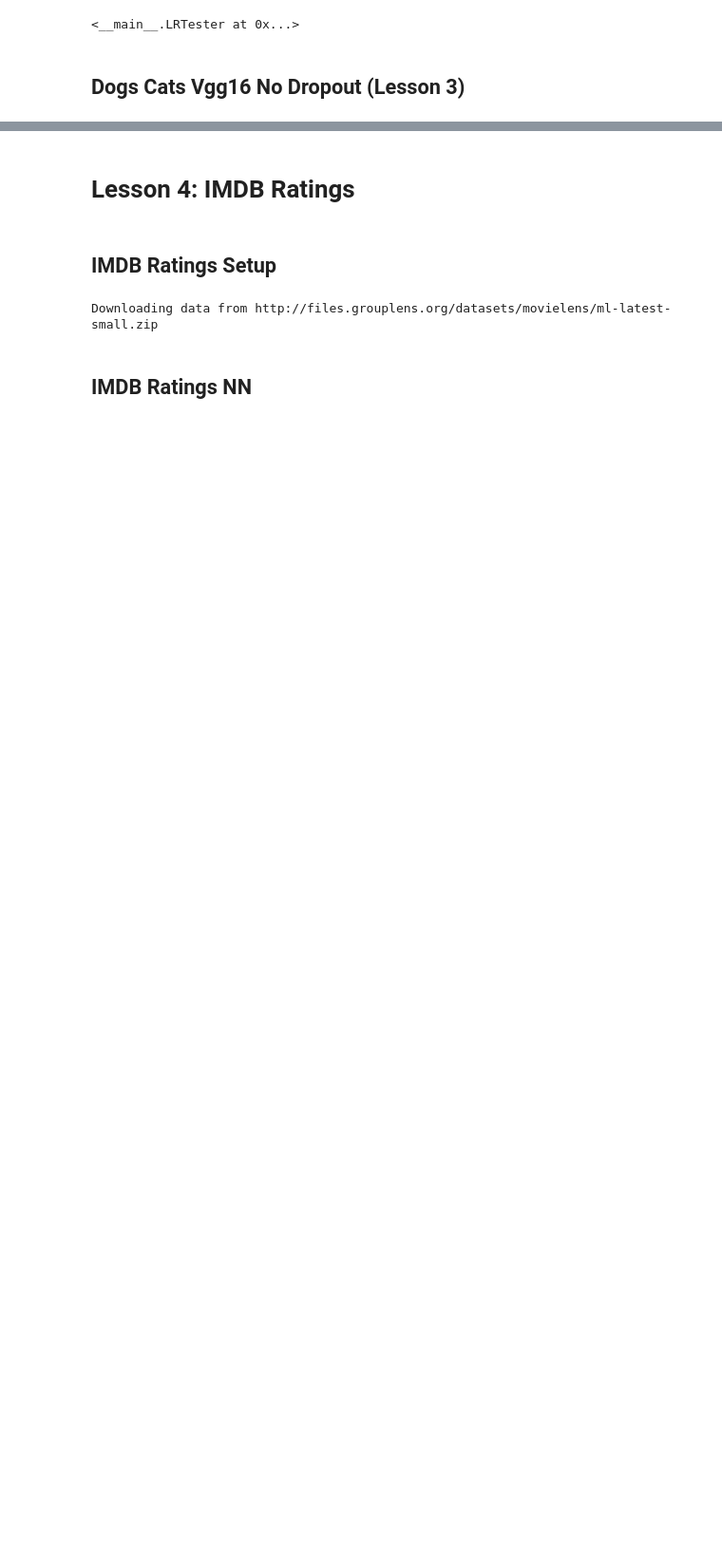
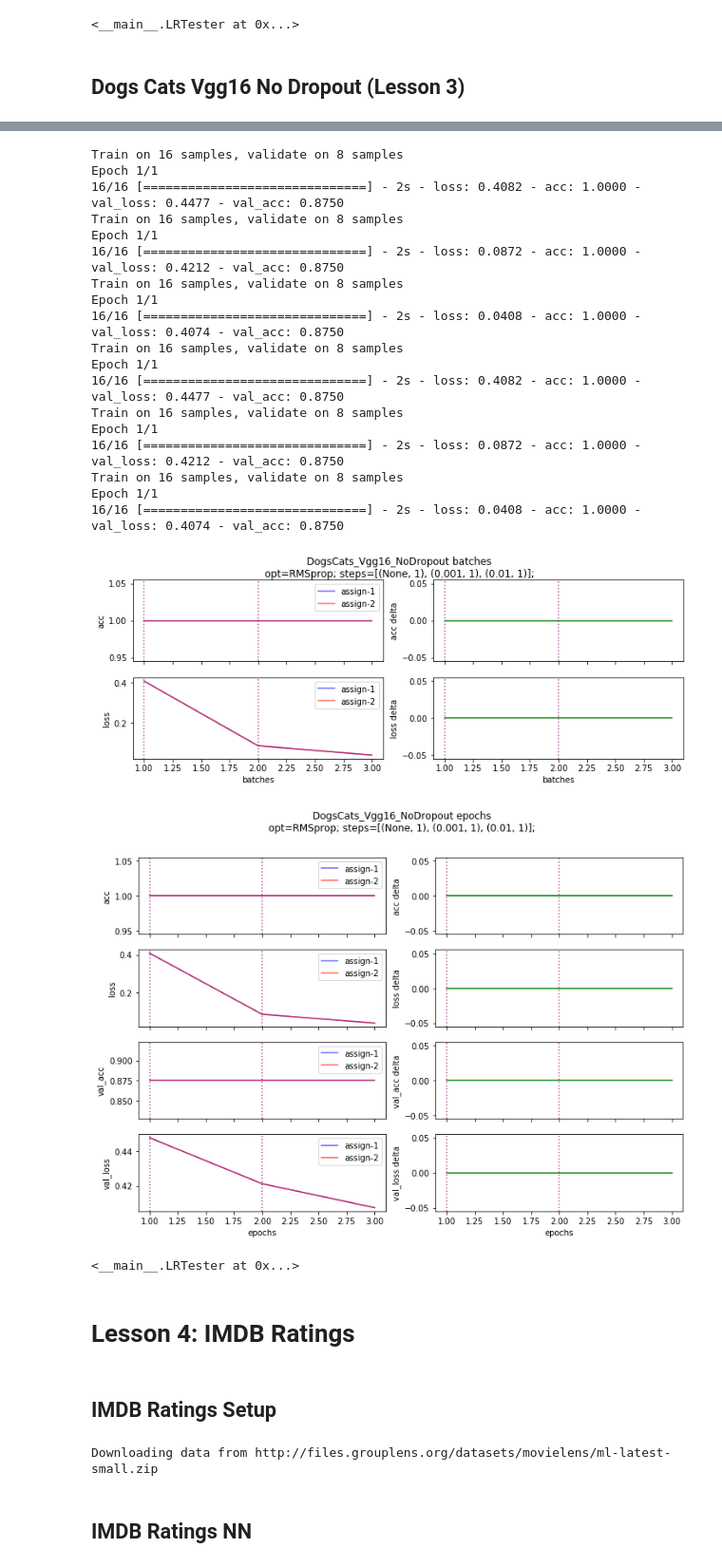
Before and after one commit to appleby/courses, a Jupyter notebook: deeplearning1/nbs/ma-learning-rate-test.ipynb, the cells around one changed output, grey strips where cells are left out. Shown at 95% size. Cells and saved outputs as stored; diff of their text form; code cells hidden in the pictures; blank space fills up the shorter version.

Commit message:
Add DogsCats_Vgg16_NoDropout

```diff
--- a/deeplearning1/nbs/ma-learning-rate-test.ipynb
+++ b/deeplearning1/nbs/ma-learning-rate-test.ipynb
@@ -612,3 +610,13 @@ Epoch 1/1
 <__main__.LRTester at 0x...>
 # %% [markdown]
 ## Dogs Cats Vgg16 No Dropout (Lesson 3)
+# %%
+dc_vgg = DogsCats_Vgg16.getmodel()
+DogsCats_Vgg16.fitmodel(dc_vgg, nb_epoch=4)
+dc_conv_layers, dc_fc_layers = split_at(dc_vgg, Convolution2D)
+dc_conv_model = Sequential(dc_conv_layers)
+dc_batches, dc_val_batches = DogsCats_Vgg16._getbatches(batch_size=64, shuffle=False)
+dc_trn_labels = onehot(dc_batches.classes)
+dc_val_labels = onehot(dc_val_batches.classes)
+dc_trn_features = dc_conv_model.predict_generator(dc_batches, dc_batches.nb_sample)
+dc_val_features = dc_conv_model.predict_generator(dc_val_batches, dc_val_batches.nb_sample)
@@ -615,3 +634,53 @@ Epoch 1/1
+# %%
+# Copy the weights from the pre-trained model.
+# NB: Since we're removing dropout, we want to half the weights
+def dogscats_nodropout_proc_wgts(layer): return [o/2 for o in layer.get_weights()]
+# %%
+class DogsCats_Vgg16_NoDropout(object):
+    @classmethod
+    def getmodel(cls, optimizer=lambda: RMSprop(lr=0.00001, rho=0.7)):
+        fc_model = Sequential([
+            MaxPooling2D(input_shape=dc_conv_layers[-1].output_shape[1:]),
+            Flatten(),
+            Dense(4096, activation='relu'),
+            Dropout(0.),
+            Dense(4096, activation='relu'),
+            Dropout(0.),
+            Dense(2, activation='softmax')
+        ])
+        for l1,l2 in zip(fc_model.layers, dc_fc_layers): l1.set_weights(dogscats_nodropout_proc_wgts(l2))
+
+        fc_model.compile(optimizer=optimizer(), loss='categorical_crossentropy', metrics=['accuracy'])
+        return fc_model
+
+    @classmethod
+    def fitmodel(cls, model, **kwargs):
+        model.fit(dc_trn_features, dc_trn_labels, validation_data=(dc_val_features, dc_val_labels),
+                  **kwargs)
+# %%
+LRTester(DogsCats_Vgg16_NoDropout, setter=BothAssign).run(steps=[None, 0.001, 0.01]).makefigs()
+# %% [output]
+Train on 16 samples, validate on 8 samples
+Epoch 1/1
+16/16 [==============================] - 2s - loss: 0.4082 - acc: 1.0000 - val_loss: 0.4477 - val_acc: 0.8750
+Train on 16 samples, validate on 8 samples
+Epoch 1/1
+16/16 [==============================] - 2s - loss: 0.0872 - acc: 1.0000 - val_loss: 0.4212 - val_acc: 0.8750
+Train on 16 samples, validate on 8 samples
+Epoch 1/1
+16/16 [==============================] - 2s - loss: 0.0408 - acc: 1.0000 - val_loss: 0.4074 - val_acc: 0.8750
+Train on 16 samples, validate on 8 samples
+Epoch 1/1
+16/16 [==============================] - 2s - loss: 0.4082 - acc: 1.0000 - val_loss: 0.4477 - val_acc: 0.8750
+Train on 16 samples, validate on 8 samples
+Epoch 1/1
+16/16 [==============================] - 2s - loss: 0.0872 - acc: 1.0000 - val_loss: 0.4212 - val_acc: 0.8750
+Train on 16 samples, validate on 8 samples
+Epoch 1/1
+16/16 [==============================] - 2s - loss: 0.0408 - acc: 1.0000 - val_loss: 0.4074 - val_acc: 0.8750
+[figure, added]
+[figure, added]
+<__main__.LRTester at 0x...>
 # %% [markdown]
 # Lesson 4: IMDB Ratings
 # %% [markdown]
```
Also changed, not shown: parts of 3 cells of this notebook.
